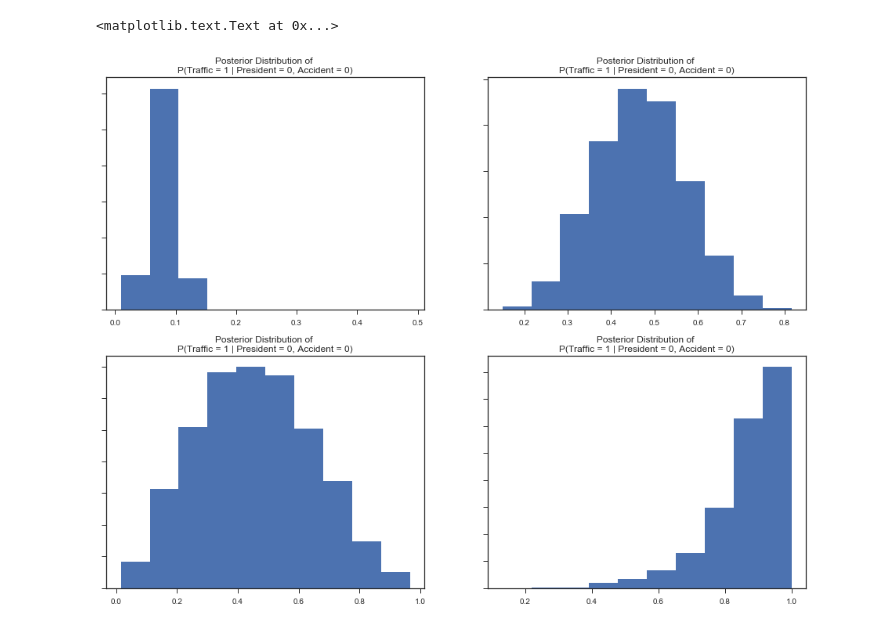
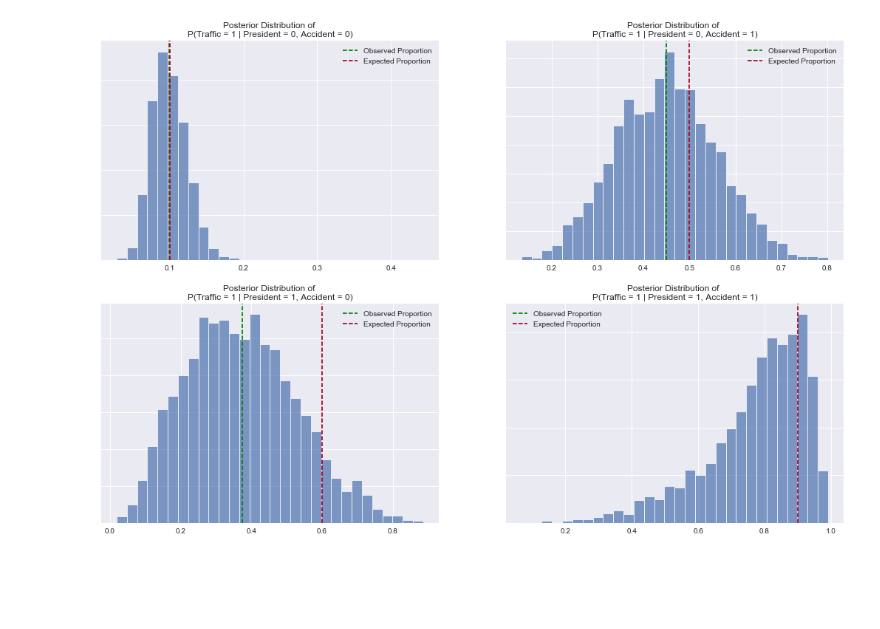
Before and after one commit to cavaunpeu/intercausal-reasoning, a Jupyter notebook: intercausal_reasoning.ipynb, the cells around one changed output. Saved outputs shown, nothing was run; the diff lists cells and outputs as text; code cells hidden in the pictures; blank space fills up the shorter version.

```diff
--- a/intercausal_reasoning.ipynb
+++ b/intercausal_reasoning.ipynb
@@ -14,6 +14,7 @@ plt.style.use('seaborn')
 # %%
 PRESIDENT_PROBABILITY = .03
 ACCIDENT_PROBABILITY = .1
+TRAFFIC_PROBABILITY = {(0, 0): .1, (0, 1): .5, (1, 0): .6, (1, 1): .9}
 TRIALS = 200
 # %%
 president = np.random.binomial(n=1, p=PRESIDENT_PROBABILITY, size=TRIALS)
@@ -112,25 +99,26 @@ president_1_accident_1_predictions = compute_counterfactual_predictions(1, 1, tr
-# %%
-plt.figure(figsize=(16, 12))
-
-subplot = plt.subplot(221)
-plt.setp(subplot.get_yticklabels(), visible=False)
-plt.hist(president_0_accident_0_predictions)
-plt.title('Posterior Distribution of \nP(Traffic = 1 | President = 0, Accident = 0)')
-
-subplot = plt.subplot(222)
-plt.setp(subplot.get_yticklabels(), visible=False)
-_ = plt.hist(president_0_accident_1_predictions)
-plt.title('Posterior Distribution of \nP(Traffic = 1 | President = 0, Accident = 0)')
-
-subplot = plt.subplot(223)
-plt.setp(subplot.get_yticklabels(), visible=False)
-_ = plt.hist(president_1_accident_0_predictions)
-plt.title('Posterior Distribution of \nP(Traffic = 1 | President = 0, Accident = 0)')
-
-subplot = plt.subplot(224)
-plt.setp(subplot.get_yticklabels(), visible=False)
-_ = plt.hist(president_1_accident_1_predictions)
-plt.title('Posterior Distribution of \nP(Traffic = 1 | President = 0, Accident = 0)')
-# %% [output]
-<matplotlib.text.Text at 0x...>
-[figure, removed]
+# %%
+input_combinations = [(0, 0), (0, 1), (1, 0), (1, 1)]
+counterfactual_predictions = {}
+observed_proportions = {}
+
+for p, a in input_combinations:
+    counterfactual_predictions[(p, a)] = compute_counterfactual_predictions(p, a)
+    observed_proportions[(p, a)] = observed_data[(observed_data['president'] == p) & (observed_data['accident'] == a)]['traffic'].mean()
+# %%
+plt.figure(figsize=(18, 12))
+
+for subplot_idx, (p, a) in enumerate([(0, 0), (0, 1), (1, 0), (1, 1)]):
+    predictions = counterfactual_predictions[(p, a)]
+    observed_proportion = observed_proportions[(p, a)]
+    expected_proportion = TRAFFIC_PROBABILITY[(p, a)]
+
+    subplot = plt.subplot(221 + subplot_idx)
+    plt.setp(subplot.get_yticklabels(), visible=False)
+    plt.hist(predictions, edgecolor='white', linewidth=1, bins=30, alpha=.7)
+    plt.axvline(observed_proportion, color='green', linestyle='--', label = 'Observed Proportion')
+    plt.axvline(expected_proportion, color='#A60628', linestyle='--', label = 'Expected Proportion')
+    title = 'Posterior Distribution of \nP(Traffic = 1 | President = {}, Accident = {})'.format(p, a)
+    plt.title(title)
+    plt.legend()
+# %% [output]
+[figure, added]
```
Also changed, not shown: parts of 7 cells of this notebook.
